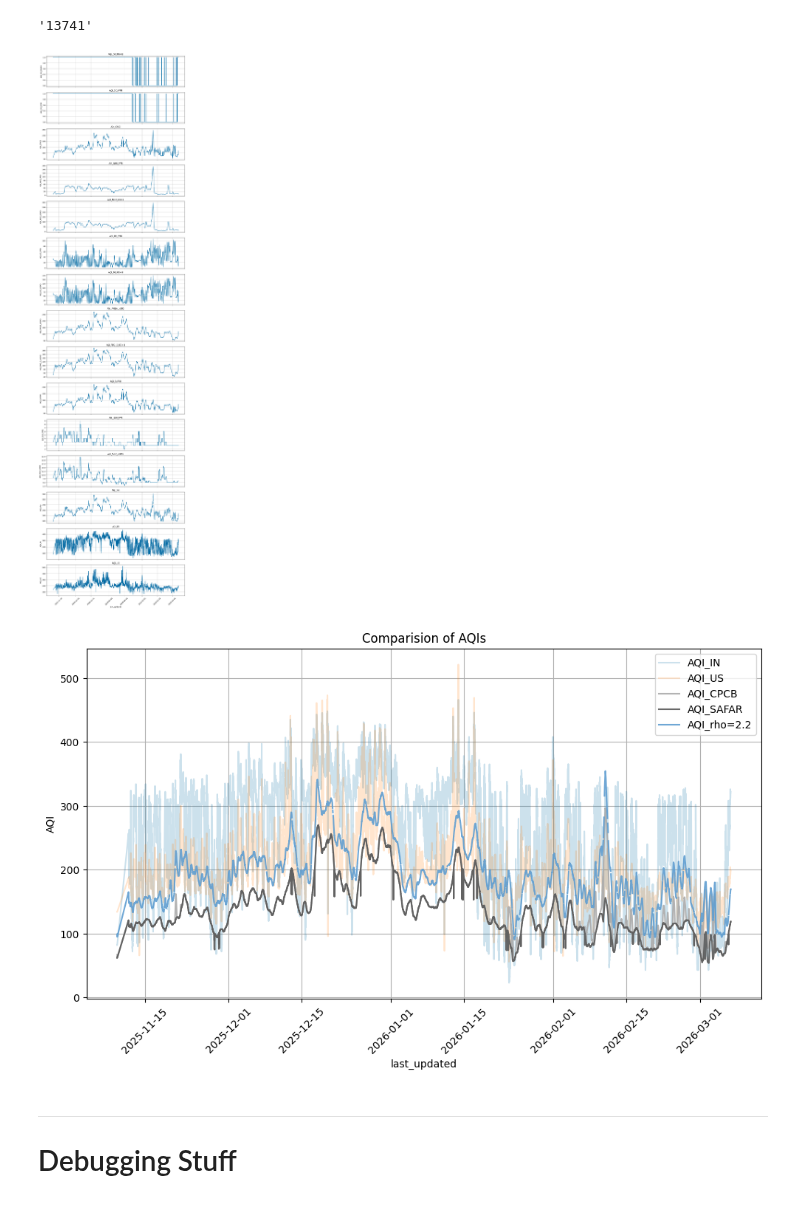
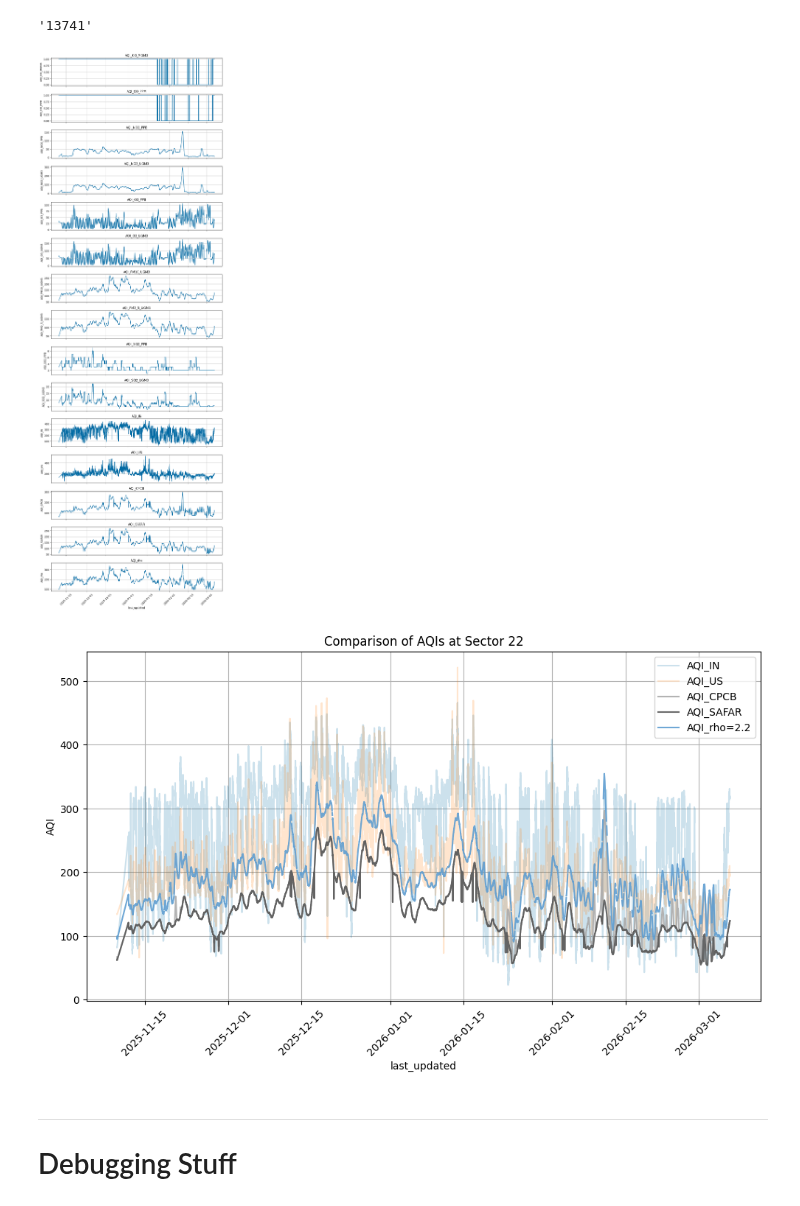
Before and after one commit to digitalterrascope/aqi-data-analysis, a Jupyter notebook: rho-aqi/chandigarh-rho-aqi.ipynb, the cells around one changed output. Cells and saved outputs as stored; diff of their text form; code cells hidden in the pictures.

```diff
--- a/rho-aqi/chandigarh-rho-aqi.ipynb
+++ b/rho-aqi/chandigarh-rho-aqi.ipynb
@@ -13,6 +13,7 @@ from collections import deque, defaultdict, Counter
 
 import matplotlib.pyplot as plt
 import seaborn as sns
+sns.set_palette("colorblind")
 plt.style.use("tableau-colorblind10")
 
 from sqlalchemy.dialects.mysql import insert
@@ -321,35 +322,35 @@ aqi_cols = list(dict.fromkeys(aqi_cols))
 filtered = (
     df
     .filter(
         (pl.col("locationId") == interest_locationid) &
         (pl.col("last_updated") >= pl.datetime(2025, 2, 1)) &
         (pl.col("last_updated") <= pl.datetime(2026, 3, 10))
     )
     .select(["last_updated"] + aqi_cols)
     .sort("last_updated")
 )
 
 pdf = filtered.to_pandas()
 
 n = len(aqi_cols)
-fig, axes = plt.subplots(n, 1, figsize=(12, 3*n), sharex=True)
+fig, axes = plt.subplots(n, 1, figsize=(10, 2*n), sharex=True)
 
 if n == 1:
     axes = [axes]
 
 for ax, col in zip(axes, aqi_cols):
     ax.plot(pdf["last_updated"], pdf[col])
     ax.set_ylabel(col)
     ax.set_title(col)
     ax.grid("on")
 
 axes[-1].set_xlabel("last_updated")
 
 plt.xticks(rotation=45)
 plt.tight_layout()
 plt.show()
 # %% [output]
-[figure, old version]
+[figure, new version]
 # %%
 plt.figure(figsize=(10, 6))
 
@@ -367,10 +368,10 @@ plt.legend()
 plt.xticks(rotation=45)
 plt.tight_layout()
 plt.grid(visible=True)
-plt.title("Comparision of AQIs")
+plt.title(f"Comparison of AQIs at {interest_location}")
 plt.show()
 # %% [output]
-[figure, old version]
+[figure, new version]
 # %% [markdown]
 ---
 # Debugging Stuff
```
Also changed, not shown: parts of 12 cells of this notebook, 1 other file.
